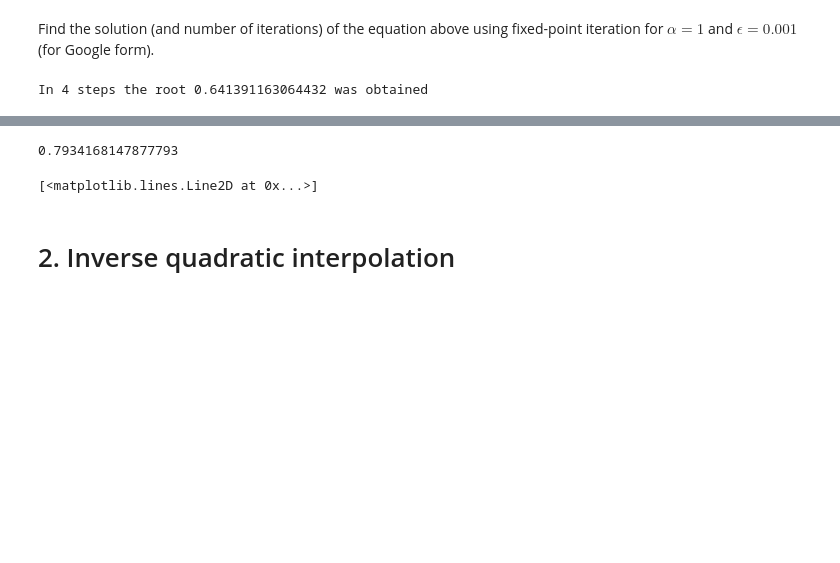
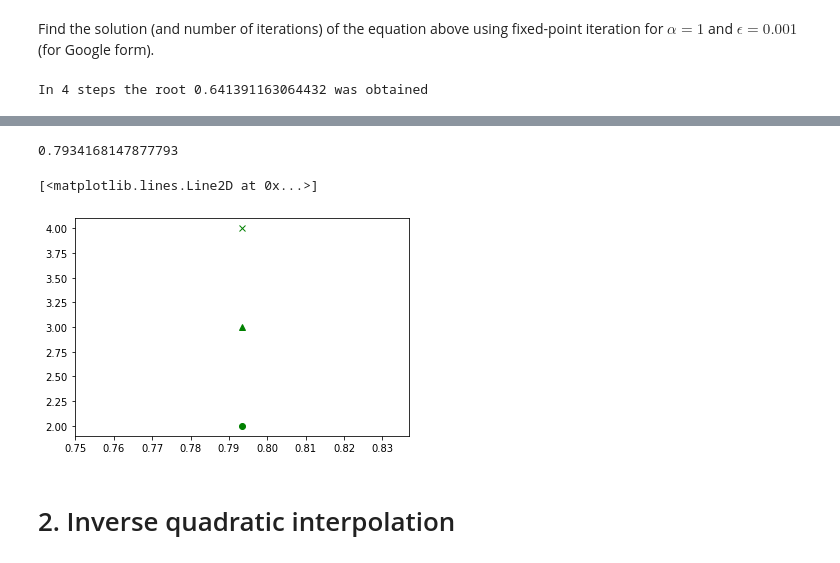
Before and after one commit to BelykhMaria/HSE_CCP, a Jupyter notebook: Lesson 2/nonlinear equations HW_BelykhMV.ipynb, the cells around one changed output, grey strips where cells are left out. Cells and saved outputs as stored; diff of their text form; code cells hidden in the pictures; blank space fills up the shorter version.

```diff
--- a/Lesson 2/nonlinear equations HW_BelykhMV.ipynb
+++ b/Lesson 2/nonlinear equations HW_BelykhMV.ipynb
@@ -122,19 +119,22 @@ ax.axvline(0, ls='--', lw=1); plt.axhline(0, ls='--', lw=1)
 # %%
 from scipy.optimize import minimize
 
 opt_min = minimize(gen_prime, x0, args=1, bounds=[(0, 1)], method='SLSQP')
 opt_max = minimize(gen_prime, x0, args=-1, bounds=[(0, 1)], method='SLSQP',)
 
 a = 2 / (opt_min.__getitem__('fun') - opt_max.__getitem__('fun'))
 print(a)
 
-#строить не закрывая предыдущий график
+fig = plt.figure()
+ax = fig.add_subplot()
+
 graph(a, mpi(a, eps1)[0], 'green', 'o')
 graph(a, mpi(a, eps2)[0], 'green', 'x')
 graph(a, mpi(a, eps3)[0], 'green', '^')
 # %% [output]
 0.7934168147877793
 [<matplotlib.lines.Line2D at 0x...>]
+[figure, added]
 # %% [markdown]
 # 2. Inverse quadratic interpolation
 # %% [markdown]
```
Also changed, not shown: parts of 8 cells of this notebook, 1 other file.
